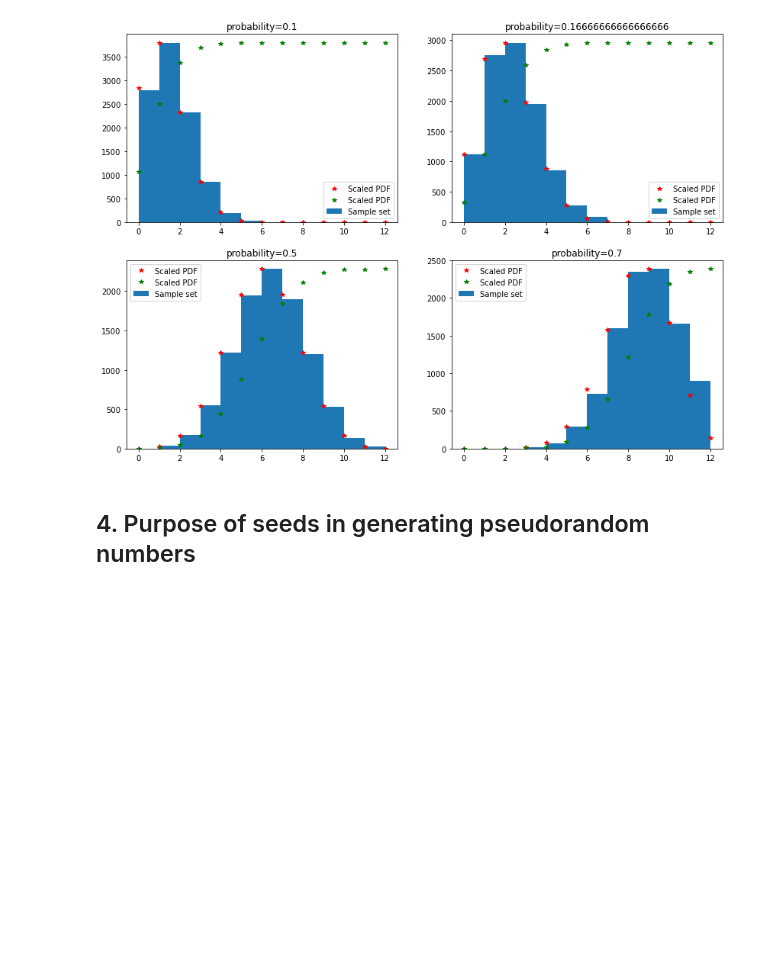
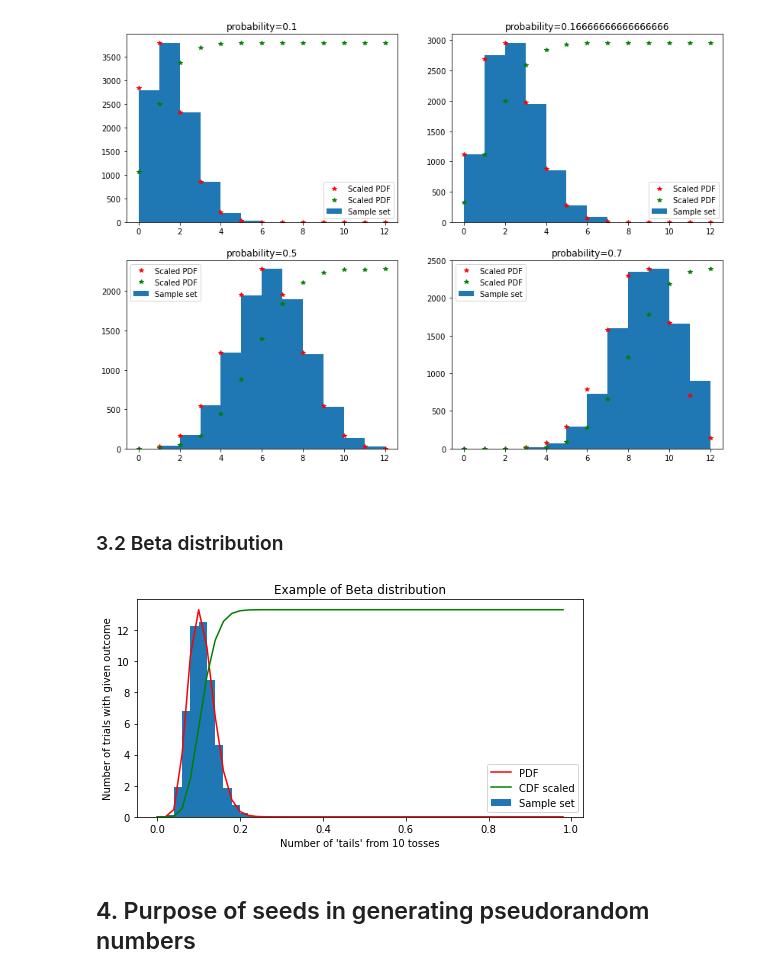
Before and after one commit to przemekbil/PfDA_2021, a Jupyter notebook: Assignments/Assignment.ipynb, the cells around one changed output. Drawn from its saved outputs; the diff is of its cells as text; code cells hidden in the pictures; blank space fills up the shorter version.

Commit message:
Beta distribution started

```diff
--- a/Assignments/Assignment.ipynb
+++ b/Assignments/Assignment.ipynb
@@ -457,6 +459,37 @@ sub_plt(plt, p)
 plt.show()
 # %% [output]
 [figure]
+# %% [markdown]
+<br>
+
+<a id="par3.2"></a>
+### 3.2 Beta distribution
+# %%
+a, b = 11, 91  # number of trials, probability of each trial
+beta_set = rng.beta(a, b, 10000)
+# %%
+# calculate PMF and CDF for binomial distribution as per https://docs.scipy.org/doc/scipy/reference/reference/generated/scipy.stats.binom.html#scipy.stats.binom
+x = np.arange(0, 50)/50
+y = beta.pdf(x, a, b, loc=0, scale=1)
+y2 = beta.cdf(x, a, b, loc=0, scale=1)
+
+# Add the histogram to the plot
+count, bins, ignored = plt.hist(beta_set, x, density=True, label='Sample set')
+
+# Add the PMF and CDF to the plot
+plt.plot(x, y, 'r', label='PDF')
+plt.plot(x, y2*y.max(), 'g', label='CDF scaled')
+
+# Plot's parameters
+plt.rcParams["figure.figsize"] = [8, 4]
+plt.xlabel('Number of \'tails\' from 10 tosses')
+plt.ylabel('Number of trials with given outcome')
+plt.title('Example of Beta distribution')
+plt.legend()
+
+plt.show()
+# %% [output]
+[figure, added]
 # %% [markdown]
 <a id="par4"></a>
 ## 4. Purpose of seeds in generating pseudorandom numbers
```
Also changed, not shown: parts of 4 cells of this notebook.
